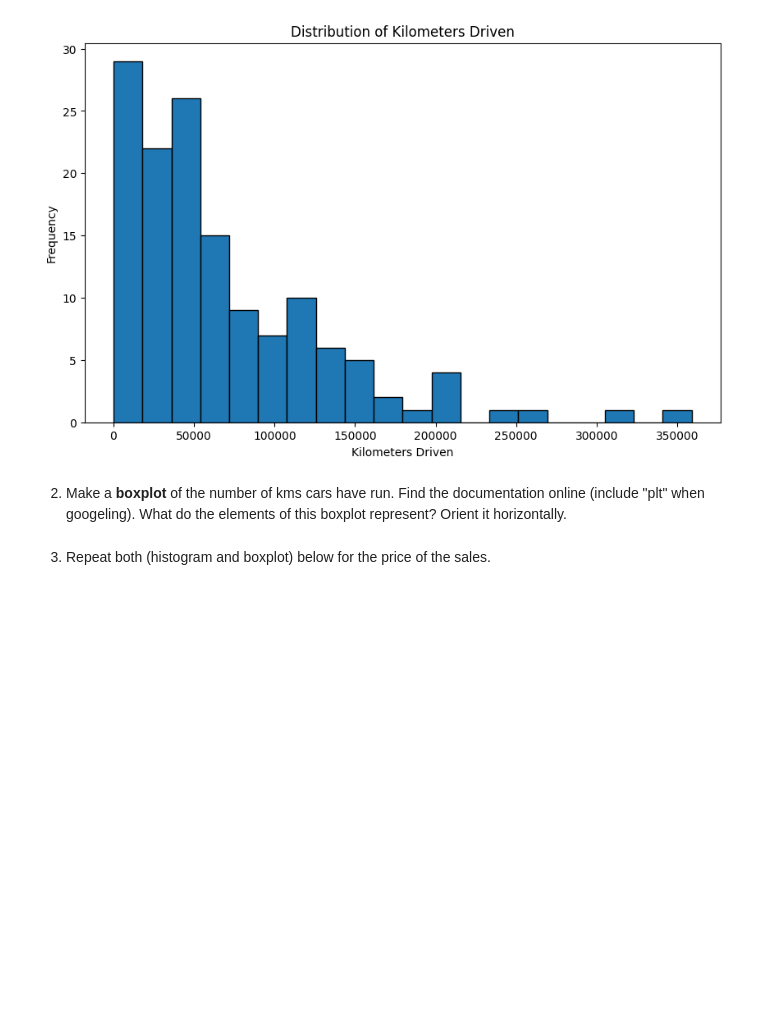
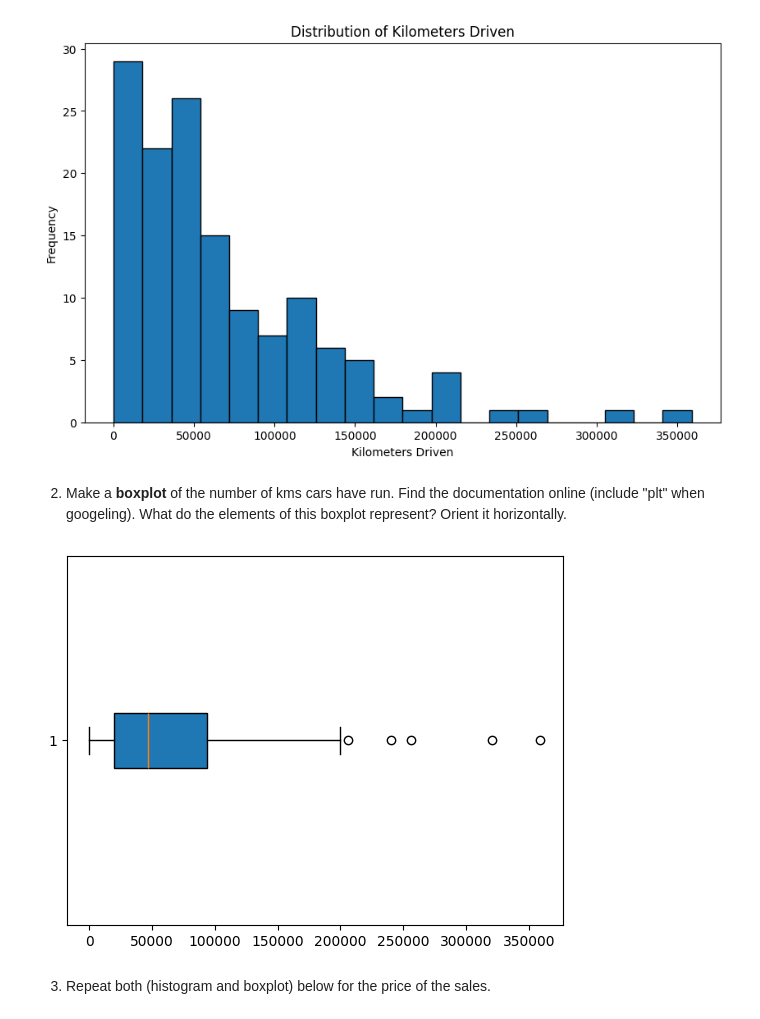
Before and after one commit to KUL-Industriele-ingenieurs/statistical-data-management, a Jupyter notebook: statistical-data-management/Session02.ipynb, the cells around one changed output. Drawn from its saved outputs; the diff is of its cells as text; code cells hidden in the pictures; blank space fills up the shorter version.

```diff
--- a/statistical-data-management/Session02.ipynb
+++ b/statistical-data-management/Session02.ipynb
@@ -97,5 +97,12 @@ plt.close()
 [figure]
 # %% [markdown]
 2. Make a **boxplot** of the number of kms cars have run. Find the documentation online (include "plt" when googeling). What do the elements of this boxplot represent? Orient it horizontally.
+# %%
+
+db_boxplot = [df["kms"]]
+bp = plt.boxplot(db_boxplot, vert=False, patch_artist=True)
+plt.show()
+# %% [output]
+[figure, added]
 # %% [markdown]
 3. Repeat both (histogram and boxplot) below for the price of the sales.
```
Also changed, not shown: parts of 4 cells of this notebook, 1 other file.
